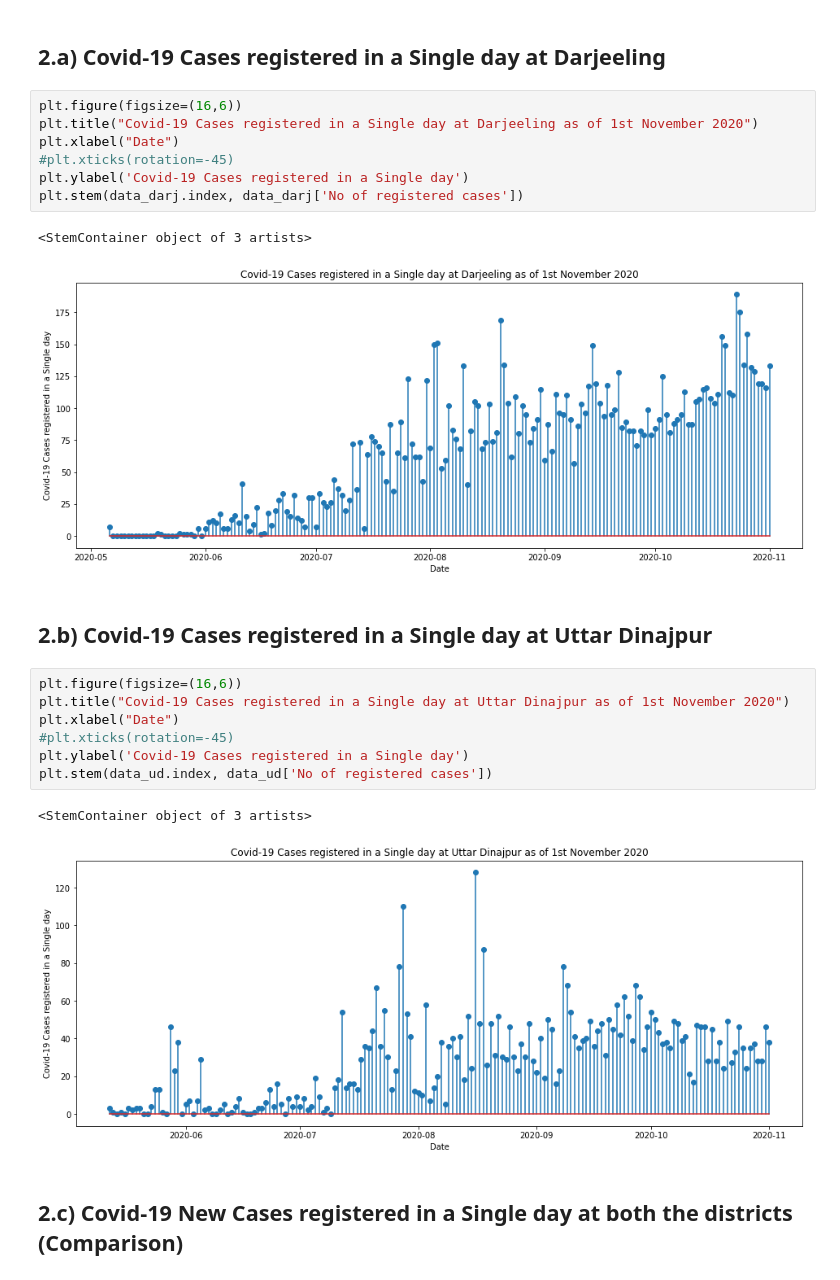
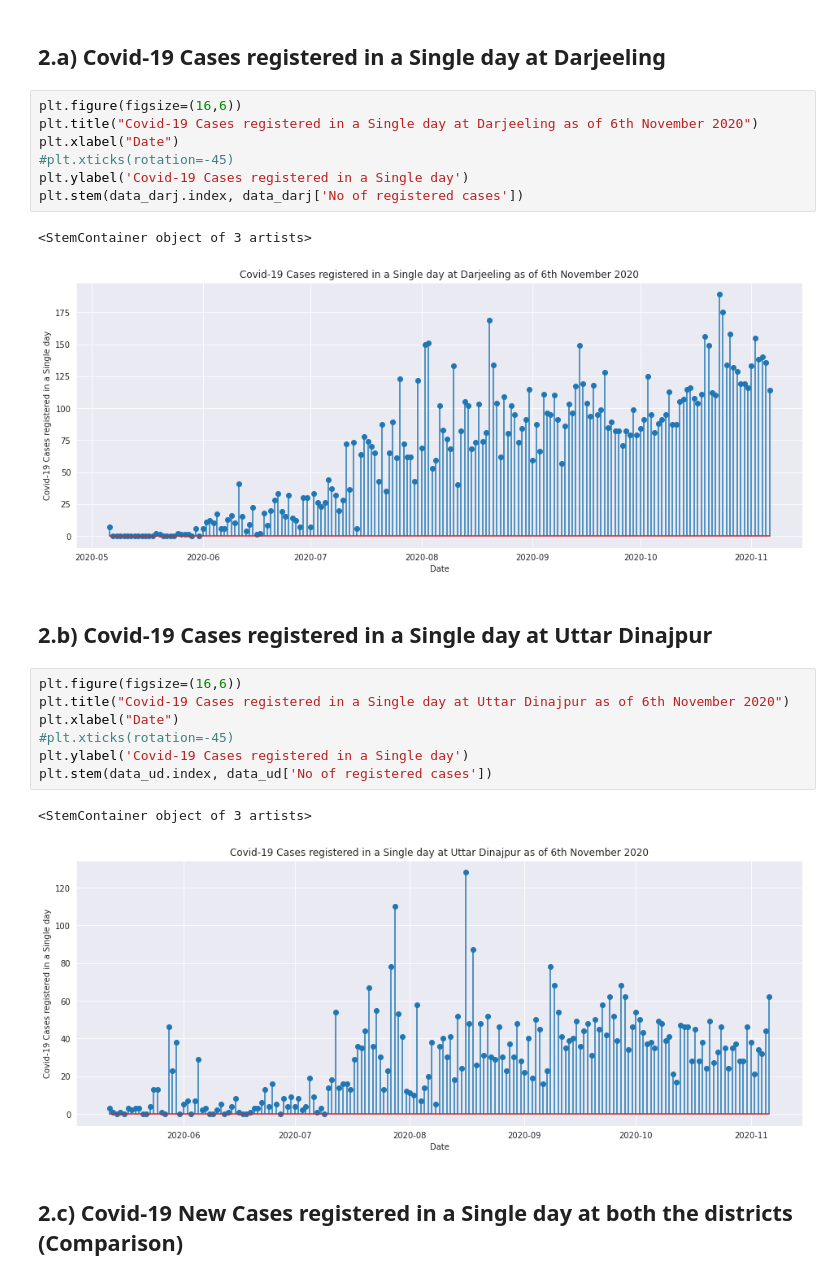
Before and after one commit to biswas-neelesh96/Covid-19-cases-in-two-districts-of-West-Bengal, a Jupyter notebook: Covid_19_Cases_of_Darjeeling_&_Uttar_Dinajpur.ipynb, the cells around one changed output. Cells and saved outputs as stored; diff of their text form.

```diff
--- a/Covid_19_Cases_of_Darjeeling_&_Uttar_Dinajpur.ipynb
+++ b/Covid_19_Cases_of_Darjeeling_&_Uttar_Dinajpur.ipynb
@@ -66,26 +66,26 @@ data_ud.tail()
 ## 2.a) Covid-19 Cases registered in a Single day at Darjeeling
 # %%
 plt.figure(figsize=(16,6))
-plt.title("Covid-19 Cases registered in a Single day at Darjeeling as of 1st November 2020")
+plt.title("Covid-19 Cases registered in a Single day at Darjeeling as of 6th November 2020")
 plt.xlabel("Date")
 #plt.xticks(rotation=-45)
 plt.ylabel('Covid-19 Cases registered in a Single day')
 plt.stem(data_darj.index, data_darj['No of registered cases'])
 # %% [output]
 <StemContainer object of 3 artists>
-[figure, old version]
+[figure, new version]
 # %% [markdown]
 ## 2.b) Covid-19 Cases registered in a Single day at Uttar Dinajpur
 # %%
 plt.figure(figsize=(16,6))
-plt.title("Covid-19 Cases registered in a Single day at Uttar Dinajpur as of 1st November 2020")
+plt.title("Covid-19 Cases registered in a Single day at Uttar Dinajpur as of 6th November 2020")
 plt.xlabel("Date")
 #plt.xticks(rotation=-45)
 plt.ylabel('Covid-19 Cases registered in a Single day')
 plt.stem(data_ud.index, data_ud['No of registered cases'])
 # %% [output]
 <StemContainer object of 3 artists>
-[figure, old version]
+[figure, new version]
 # %% [markdown]
 ## 2.c) Covid-19 New Cases registered in a Single day at both the districts (Comparison)
 # %%
```
Also changed, not shown: parts of 28 cells of this notebook.
